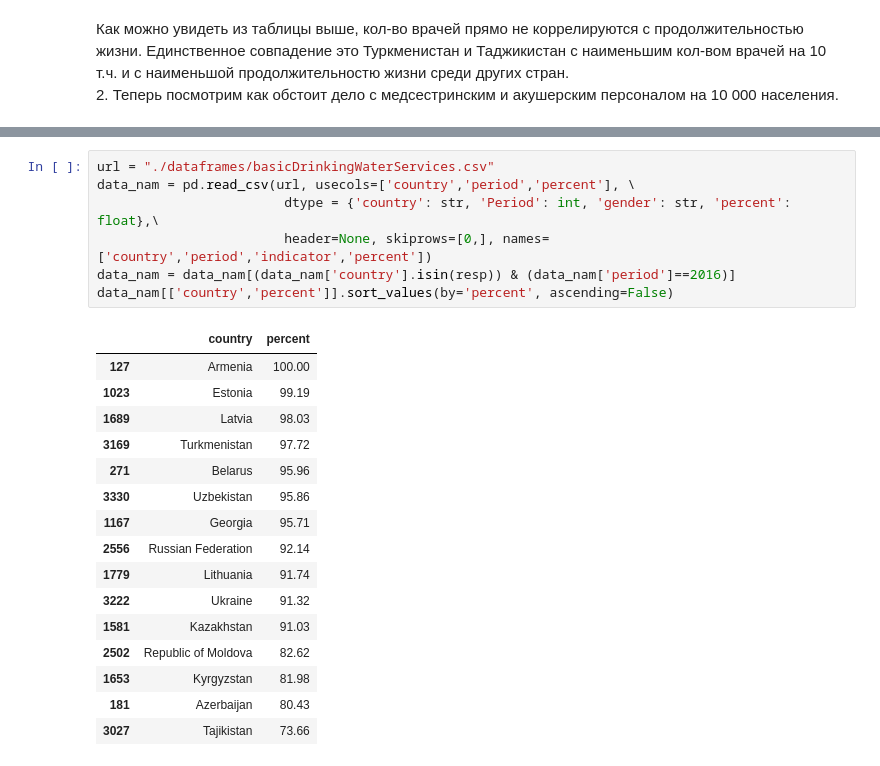
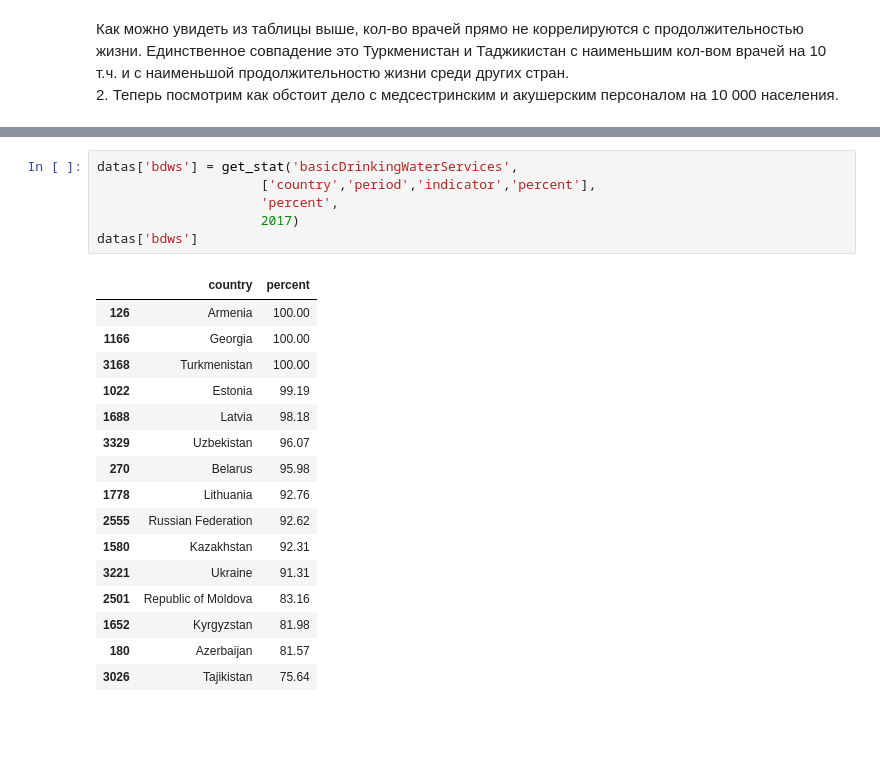
Before and after one commit to iamdenizzz/Diplom_DA-11, a Jupyter notebook: Diplom.ipynb, the cells around one changed output, grey strips where cells are left out. Cells and saved outputs as stored; diff of their text form; blank space fills up the shorter version.

```diff
--- a/Diplom.ipynb
+++ b/Diplom.ipynb
@@ -102,24 +114,23 @@ data_nam[['country','doctors']].sort_values(by='doctors', ascending=False)
-# %%
-url = "./dataframes/basicDrinkingWaterServices.csv"
-data_nam = pd.read_csv(url, usecols=['country','period','percent'], \
-                        dtype = {'country': str, 'Period': int, 'gender': str, 'percent': float},\
-                        header=None, skiprows=[0,], names=['country','period','indicator','percent'])
-data_nam = data_nam[(data_nam['country'].isin(resp)) & (data_nam['period']==2016)]
-data_nam[['country','percent']].sort_values(by='percent', ascending=False)
-# %% [output]
-|  | country | percent |
-| 127 | Armenia | 100.00 |
-| 1023 | Estonia | 99.19 |
-| 1689 | Latvia | 98.03 |
-| 3169 | Turkmenistan | 97.72 |
-| 271 | Belarus | 95.96 |
-| 3330 | Uzbekistan | 95.86 |
-| 1167 | Georgia | 95.71 |
-| 2556 | Russian Federation | 92.14 |
-| 1779 | Lithuania | 91.74 |
-| 3222 | Ukraine | 91.32 |
-| 1581 | Kazakhstan | 91.03 |
-| 2502 | Republic of Moldova | 82.62 |
-| 1653 | Kyrgyzstan | 81.98 |
-| 181 | Azerbaijan | 80.43 |
-| 3027 | Tajikistan | 73.66 |
+# %%
+datas['bdws'] = get_stat('basicDrinkingWaterServices',
+                     ['country','period','indicator','percent'],
+                     'percent',
+                     2017)
+datas['bdws']
+# %% [output]
+|  | country | percent |
+| 126 | Armenia | 100.00 |
+| 1166 | Georgia | 100.00 |
+| 3168 | Turkmenistan | 100.00 |
+| 1022 | Estonia | 99.19 |
+| 1688 | Latvia | 98.18 |
+| 3329 | Uzbekistan | 96.07 |
+| 270 | Belarus | 95.98 |
+| 1778 | Lithuania | 92.76 |
+| 2555 | Russian Federation | 92.62 |
+| 1580 | Kazakhstan | 92.31 |
+| 3221 | Ukraine | 91.31 |
+| 2501 | Republic of Moldova | 83.16 |
+| 1652 | Kyrgyzstan | 81.98 |
+| 180 | Azerbaijan | 81.57 |
+| 3026 | Tajikistan | 75.64 |
```
Also changed, not shown: parts of 18 cells of this notebook.
